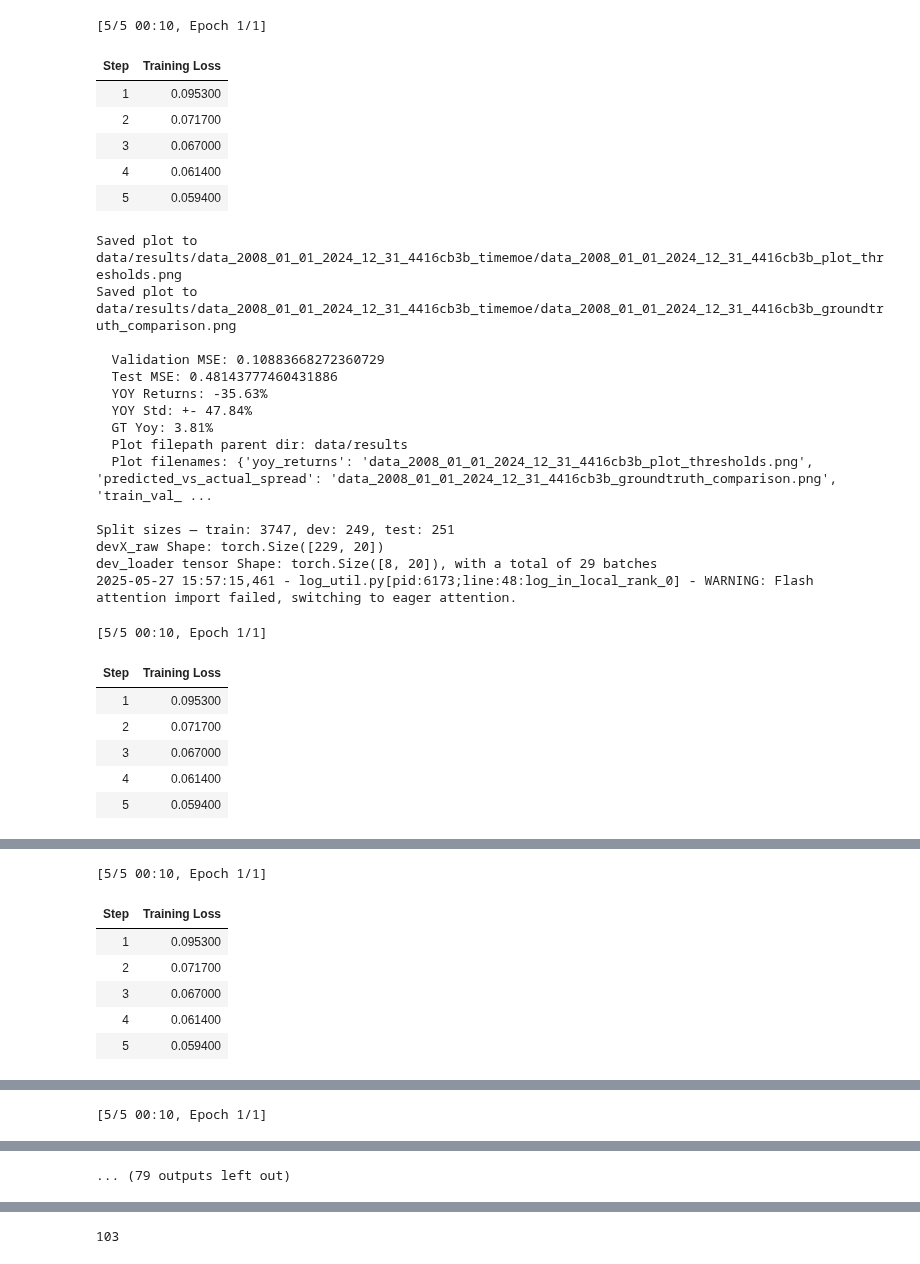
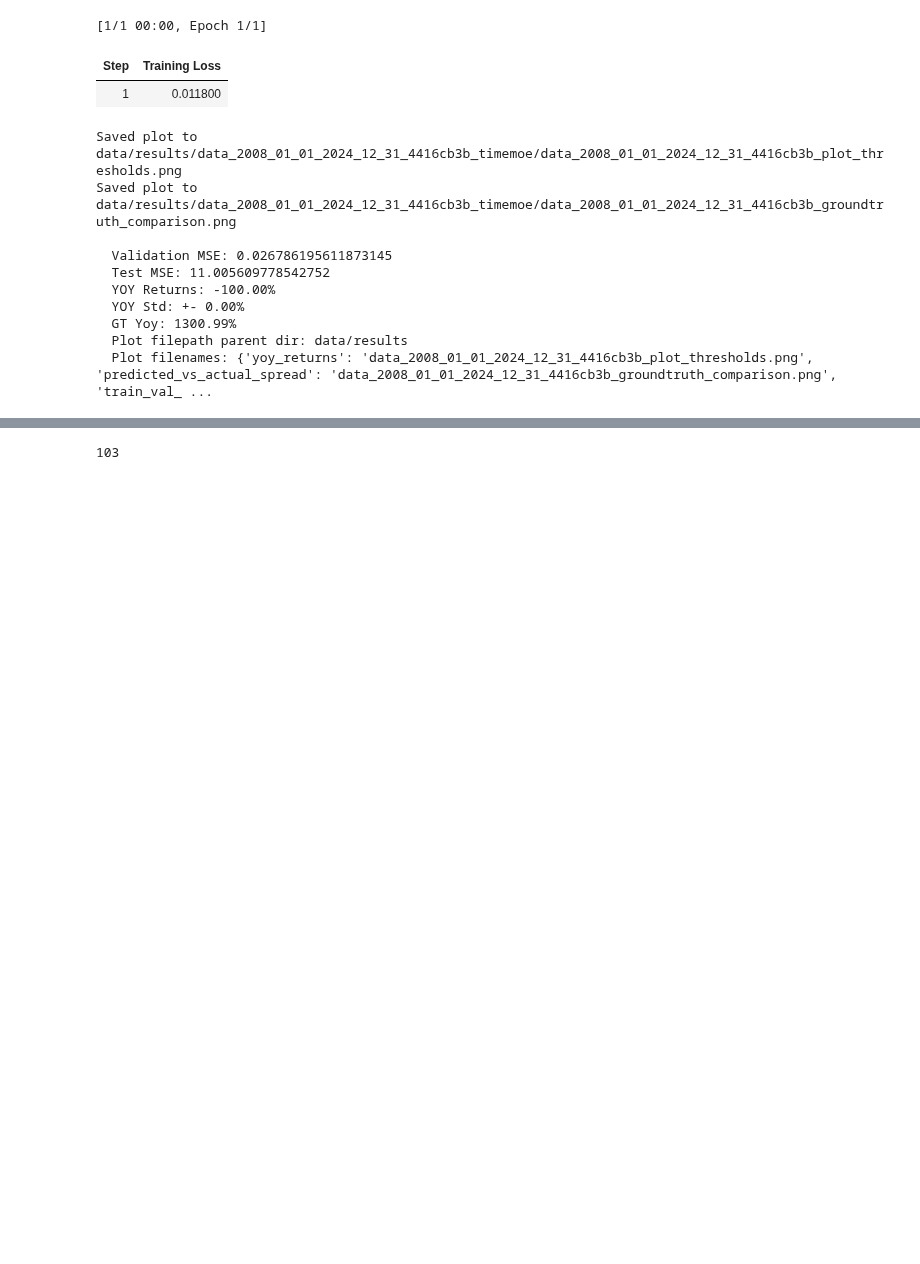
Before and after one commit to maviddoerdijk/bsc-thesis, a Jupyter notebook: exp/bug_fix_timemoe_consistency.ipynb, the cells around one changed output, grey strips where cells are left out. Drawn from its saved outputs; the diff is of its cells as text; code cells hidden in the pictures; blank space fills up the shorter version.

Commit message:
[bug_fix_timemoe_consistency.ipynb] Found correct way to calculate validation and test MSE

```diff
--- a/exp/bug_fix_timemoe_consistency.ipynb
+++ b/exp/bug_fix_timemoe_consistency.ipynb
@@ -170,7 +165,6 @@ from backtesting.utils import calculate_return_uncertainty
 from external.time_moe_repo.time_moe.models.modeling_time_moe import TimeMoeForPrediction
 # %%
 ### Time MoE Workflow Code ###
-
 
 def execute_timemoe_workflow(
   pairs_timeseries: pd.DataFrame,
@@ -286,17 +280,14 @@ def execute_timemoe_workflow(
     filepath_jsonl = os.path.join(filepath_parent, filename_jsonl)
     # first method: try to train it on unnormalized sequence
     with open(filepath_jsonl, "w") as f:
-        for train in all_train:
-          # use all train variables rather than a single one
-          json_line = json.dumps({"sequence": train.to_list()})
-          f.write(json_line + "\n")
+        json_line = json.dumps({"sequence": train.to_list()})
+        f.write(json_line + "\n")
 
-    model_dir = "logs/time_moe"
     train_time_moe(
         data_path=filepath_jsonl,
-        dataloader_num_workers=2,
-        # output_path="model_dir"
+        dataloader_num_workers=2
     ) # after this, model is saved to logs/time_moe as model.safetensors (400+ MB)
+    model_dir = "logs/time_moe"
     config = AutoConfig.from_pretrained(model_dir, trust_remote_code=True)
     model = TimeMoeForPrediction.from_pretrained(model_dir, config=config, torch_dtype=torch.float32)
     model.eval()
@@ -445,27 +436,27 @@ def execute_timemoe_workflow(
     print(results_str)
   return output
 
-
 ### Time MoE Workflow Code ###
 # %%
 verbose = True
 
 results_timemoe = []
-num_results = min(len(pairs_data_filtered), 30)
-for i in tqdm(range(num_results), desc = "Gathering [...]"):
-    ticker_a, ticker_b = pairs_data_filtered[i][0][0], pairs_data_filtered[i][0][1]
-    pair_tup_str_current = f"({ticker_a},{ticker_b})"
-    pairs_timeseries_df = combine_pairs_data(data_close_filtered_2, data_open_filtered_2, data_high_filtered_2, data_low_filtered_2, data_vol_filtered_2, ticker_a, ticker_b)
-    output_returns = get_gt_yoy_returns_test_dev(pairs_timeseries_df, dev_frac, train_frac, look_back=20)
-    gt_yoy, gt_yoy_for_dev_dataset = output_returns['gt_yoy_test'], output_returns['gt_yoy_dev']
+num_results = min(len(pairs_data_filtered), 1)
+# for i in tqdm(range(num_results), desc = "Gathering [...]"):
+i = 20
+ticker_a, ticker_b = pairs_data_filtered[i][0][0], pairs_data_filtered[i][0][1]
+pair_tup_str_current = f"({ticker_a},{ticker_b})"
+pairs_timeseries_df = combine_pairs_data(data_close_filtered_2, data_open_filtered_2, data_high_filtered_2, data_low_filtered_2, data_vol_filtered_2, ticker_a, ticker_b)
+output_returns = get_gt_yoy_returns_test_dev(pairs_timeseries_df, dev_frac, train_frac, look_back=20)
+gt_yoy, gt_yoy_for_dev_dataset = output_returns['gt_yoy_test'], output_returns['gt_yoy_dev']
 
-    # model-specific call
-    output_model = execute_timemoe_workflow(pairs_timeseries_df, verbose=verbose, result_parent_dir="data/results", filename_base=_get_filename(startDateStr, endDateStr, instrumentIdsNASDAQandNYSE), pair_tup_str=f"({ticker_a},{ticker_b})", load_finetuned=True, train_frac=train_frac, dev_frac=dev_frac)
+# model-specific call
+output_model = execute_timemoe_workflow(pairs_timeseries_df, verbose=verbose, result_parent_dir="data/results", filename_base=_get_filename(startDateStr, endDateStr, instrumentIdsNASDAQandNYSE), pair_tup_str=f"({ticker_a},{ticker_b})", load_finetuned=True, train_frac=train_frac, dev_frac=dev_frac)
 
-    yoy_str = f"{output_model['yoy_mean'] * 100:.2f}% +- {output_model['yoy_std'] * 100:.2f}%"
-    returns_score = return_score(output_model['yoy_mean'], gt_yoy)
-    cointegration_score = pairs_data_filtered[i][1]
-    results_timemoe.append((pair_tup_str_current, cointegration_score, output_model['val_mse'], output_model['test_mse'], yoy_str, gt_yoy, returns_score)) # (pair, val, test, yoy_str, gt_yoy, returns_score)
+    # yoy_str = f"{output_model['yoy_mean'] * 100:.2f}% +- {output_model['yoy_std'] * 100:.2f}%"
+    # returns_score = return_score(output_model['yoy_mean'], gt_yoy)
+    # cointegration_score = pairs_data_filtered[i][1]
+    # results_timemoe.append((pair_tup_str_current, cointegration_score, output_model['val_mse'], output_model['test_mse'], yoy_str, gt_yoy, returns_score)) # (pair, val, test, yoy_str, gt_yoy, returns_score)
 # %% [output]
 Split sizes — train: 3747, dev: 249, test: 251
 devX_raw Shape: torch.Size([229, 20])
@@ -474,29 +465,13 @@ dev_loader tensor Shape: torch.Size([8, 20]), with a total of 29 batches
-[5/5 00:10, Epoch 1/1]
+[1/1 00:00, Epoch 1/1]
 | Step | Training Loss |
-| 1 | 0.095300 |
-| 2 | 0.071700 |
-| 3 | 0.067000 |
-| 4 | 0.061400 |
-| 5 | 0.059400 |
+| 1 | 0.011800 |
 Saved plot to data/results/data_2008_01_01_2024_12_31_4416cb3b_timemoe/data_2008_01_01_2024_12_31_4416cb3b_plot_thresholds.png
 Saved plot to data/results/data_2008_01_01_2024_12_31_4416cb3b_timemoe/data_2008_01_01_2024_12_31_4416cb3b_groundtruth_comparison.png
 
-  Validation MSE: 0.10883668272360729
-  Test MSE: 0.48143777460431886
-  YOY Returns: -35.63%
-  YOY Std: +- 47.84%
-  GT Yoy: 3.81%
+  Validation MSE: 0.026786195611873145
+  Test MSE: 11.005609778542752
+  YOY Returns: -100.00%
+  YOY Std: +- 0.00%
+  GT Yoy: 1300.99%
   Plot filepath parent dir: data/results
   Plot filenames: {'yoy_returns': 'data_2008_01_01_2024_12_31_4416cb3b_plot_thresholds.png', 'predicted_vs_actual_spread': 'data_2008_01_01_2024_12_31_4416cb3b_groundtruth_comparison.png', 'train_val_ ...
-
-Split sizes — train: 3747, dev: 249, test: 251
-devX_raw Shape: torch.Size([229, 20])
-dev_loader tensor Shape: torch.Size([8, 20]), with a total of 29 batches
-2025-05-27 15:57:15,461 - log_util.py[pid:6173;line:48:log_in_local_rank_0] - WARNING: Flash attention import failed, switching to eager attention.
-[5/5 00:10, Epoch 1/1]
-| Step | Training Loss |
-| 1 | 0.095300 |
-| 2 | 0.071700 |
-| 3 | 0.067000 |
-| 4 | 0.061400 |
-| 5 | 0.059400 |
@@ -518,7 +477,0 @@ dev_loader tensor Shape: torch.Size([8, 20]), with a total of 29 batches
-[5/5 00:10, Epoch 1/1]
-| Step | Training Loss |
-| 1 | 0.095300 |
-| 2 | 0.071700 |
-| 3 | 0.067000 |
-| 4 | 0.061400 |
-| 5 | 0.059400 |
@@ -540 +477,0 @@ dev_loader tensor Shape: torch.Size([8, 20]), with a total of 29 batches
-[5/5 00:10, Epoch 1/1]
@@ -547,4 +478,3 @@ dev_loader tensor Shape: torch.Size([8, 20]), with a total of 29 batches
-... (79 outputs left out)
 # %%
 def results_to_latex(results):
     headers = [
```
Also changed, not shown: parts of 9 cells of this notebook.
